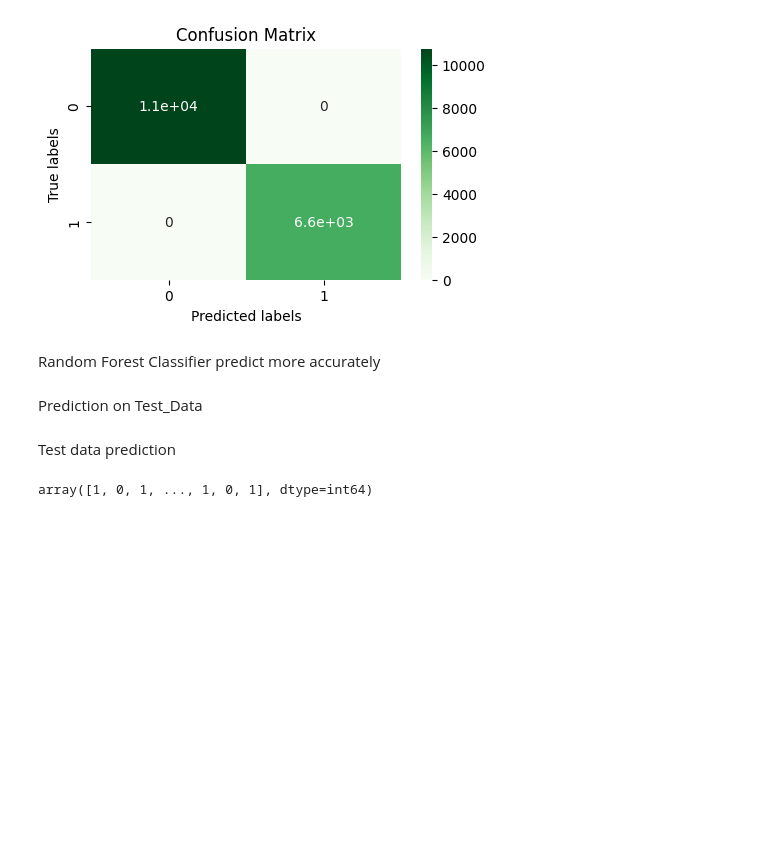
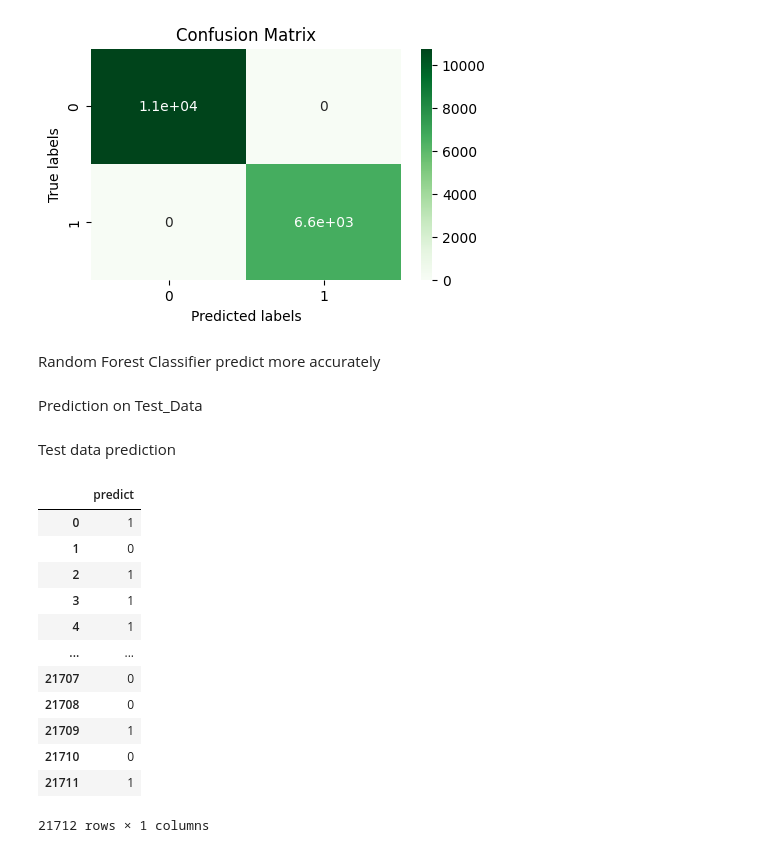
Before and after one commit to Nikitav0608/AIPlanetHackathon, a Jupyter notebook: Main.ipynb, the cells around one changed output. Cells and saved outputs as stored; diff of their text form; code cells hidden in the pictures; blank space fills up the shorter version.

```diff
--- a/Main.ipynb
+++ b/Main.ipynb
@@ -295,7 +295,3 @@ test_data = transformation(test)
 Test data prediction
 # %%
 y_pred = model_rf.predict(test_data)
-# %%
-y_pred
-# %% [output]
-array([1, 0, 1, ..., 1, 0, 1], dtype=int64)
@@ -309,0 +298,18 @@ submission_df.to_csv('submission.csv', index=False)
+# %%
+data = pd.DataFrame(y_pred, columns=['predict'])
+# %%
+data
+# %% [output]
+|  | predict |
+| 0 | 1 |
+| 1 | 0 |
+| 2 | 1 |
+| 3 | 1 |
+| 4 | 1 |
+| ... | ... |
+| 21707 | 0 |
+| 21708 | 0 |
+| 21709 | 1 |
+| 21710 | 0 |
+| 21711 | 1 |
+21712 rows × 1 columns
```
Also changed, not shown: parts of 5 cells of this notebook.
